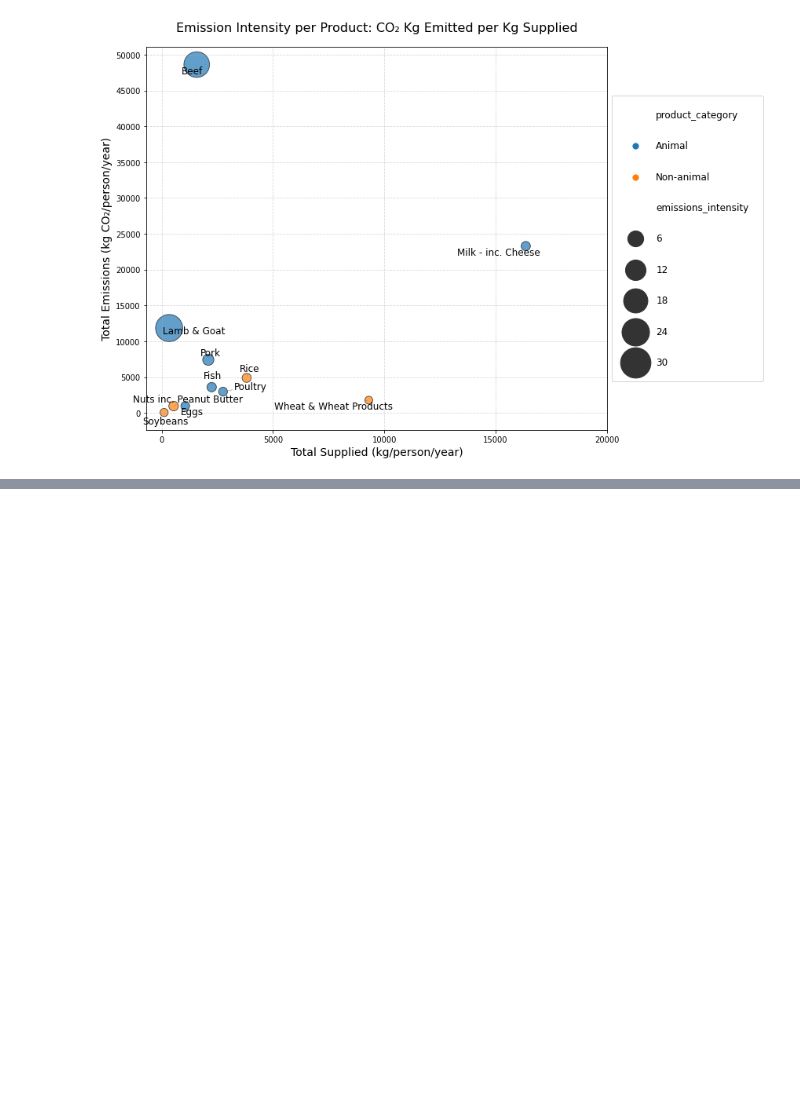
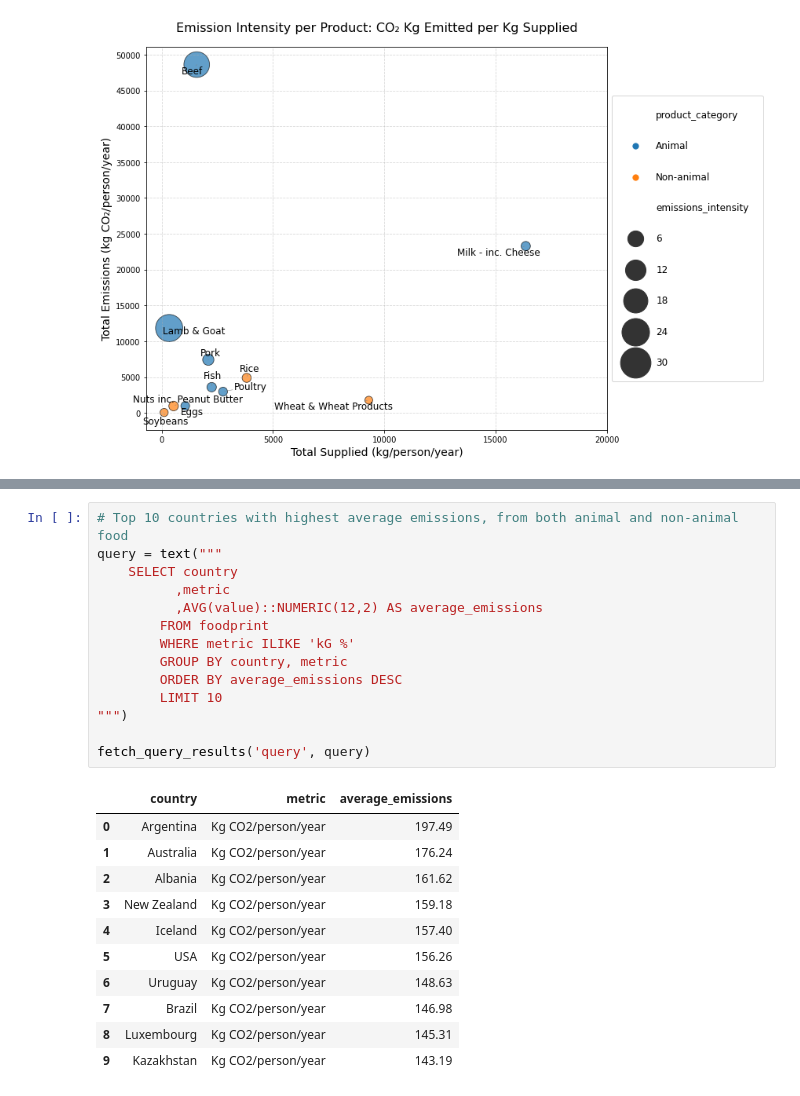
Before and after one commit to daniel-epm/food_carbon_fp, a Jupyter notebook: foodprint_analysis.ipynb, the cells around one changed output, grey strips where cells are left out. Saved outputs shown, nothing was run; the diff lists cells and outputs as text; blank space fills up the shorter version.

```diff
--- a/foodprint_analysis.ipynb
+++ b/foodprint_analysis.ipynb
@@ -536,0 +557,26 @@ Complement the analysis with a table with the following fields:
+# %%
+# Top 10 countries with highest average emissions, from both animal and non-animal food
+query = text("""
+    SELECT country
+          ,metric
+          ,AVG(value)::NUMERIC(12,2) AS average_emissions
+        FROM foodprint
+        WHERE metric ILIKE 'kG %'
+        GROUP BY country, metric
+        ORDER BY average_emissions DESC
+        LIMIT 10
+""")
+
+fetch_query_results('query', query)
+# %% [output]
+|  | country | metric | average_emissions |
+| 0 | Argentina | Kg CO2/person/year | 197.49 |
+| 1 | Australia | Kg CO2/person/year | 176.24 |
+| 2 | Albania | Kg CO2/person/year | 161.62 |
+| 3 | New Zealand | Kg CO2/person/year | 159.18 |
+| 4 | Iceland | Kg CO2/person/year | 157.40 |
+| 5 | USA | Kg CO2/person/year | 156.26 |
+| 6 | Uruguay | Kg CO2/person/year | 148.63 |
+| 7 | Brazil | Kg CO2/person/year | 146.98 |
+| 8 | Luxembourg | Kg CO2/person/year | 145.31 |
+| 9 | Kazakhstan | Kg CO2/person/year | 143.19 |
```
Also changed, not shown: parts of 11 cells of this notebook.
